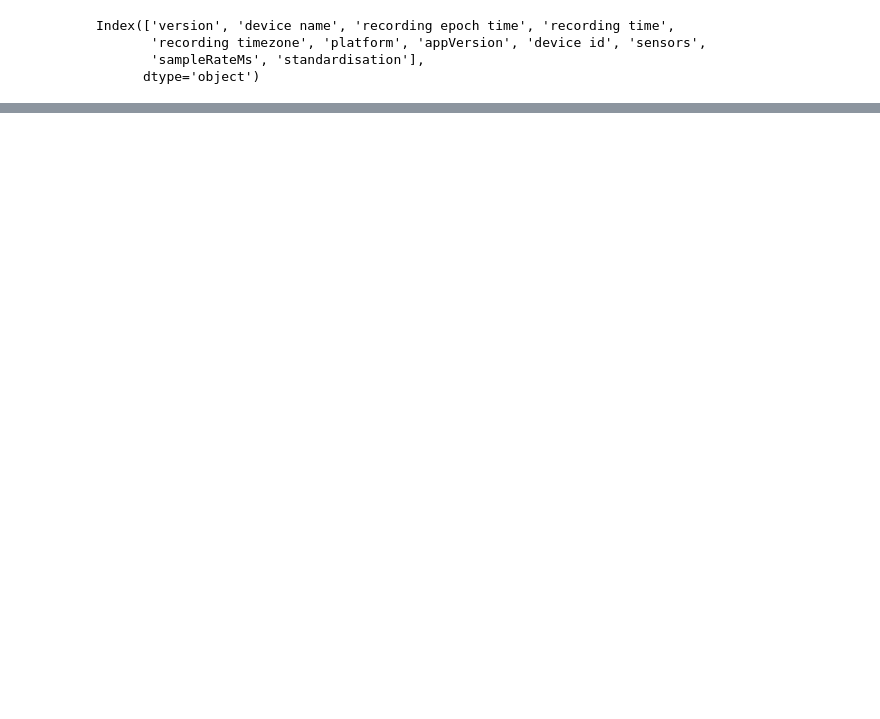
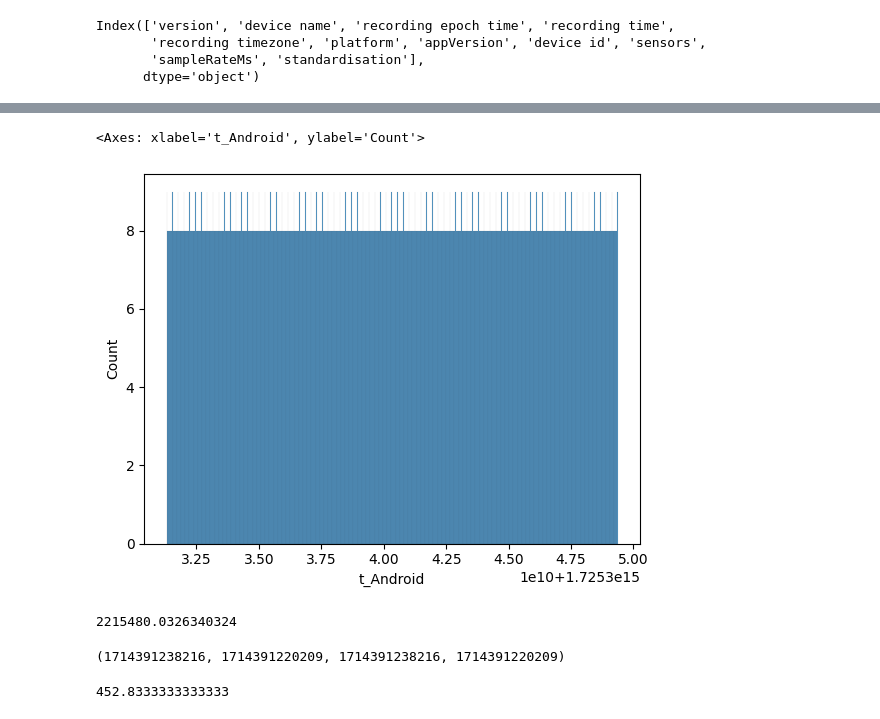
Before and after one commit to till2/ds4w-user-identification, a Jupyter notebook: merge_data_one_folder.ipynb, the cells around one changed output, grey strips where cells are left out. Drawn from its saved outputs; the diff is of its cells as text; code cells hidden in the pictures; blank space fills up the shorter version.

```diff
--- a/merge_data_one_folder.ipynb
+++ b/merge_data_one_folder.ipynb
@@ -34,0 +42,3 @@ merged.to_csv(folder_path+'.csv', index=False)
+# %%
+accelerometer2 = pd.read_csv(os.path.join(folder_path, 'ACG.csv'),sep=';')
+gyroscope2 = pd.read_csv(os.path.join(folder_path, 'GYRO.csv'),sep=';')
@@ -34,0 +49,2 @@ merged.to_csv(folder_path+'.csv', index=False)
+# %%
+merged2 = pd.merge(accelerometer2, gyroscope2, on='t_Android',how='inner')
@@ -34,0 +67,17 @@ merged.to_csv(folder_path+'.csv', index=False)
+# %%
+sns.histplot(merged2, x= 't_Android', bins=1009)
+# %% [output]
+<Axes: xlabel='t_Android', ylabel='Count'>
+[figure, added]
+# %%
+(merged2.t_Android.max() - merged2.t_Android.min())/ len(merged2)
+# %% [output]
+2215480.0326340324
+# %%
+(merged2.t_unix_x.max(), merged2.t_unix_x.min(), merged2.t_unix_y.max(), merged2.t_unix_y.min())
+# %% [output]
+(1714391238216, 1714391220209, 1714391238216, 1714391220209)
+# %%
+len(merged2)/18
+# %% [output]
+452.8333333333333
```
Also changed, not shown: parts of 6 cells of this notebook, 12 other files.
